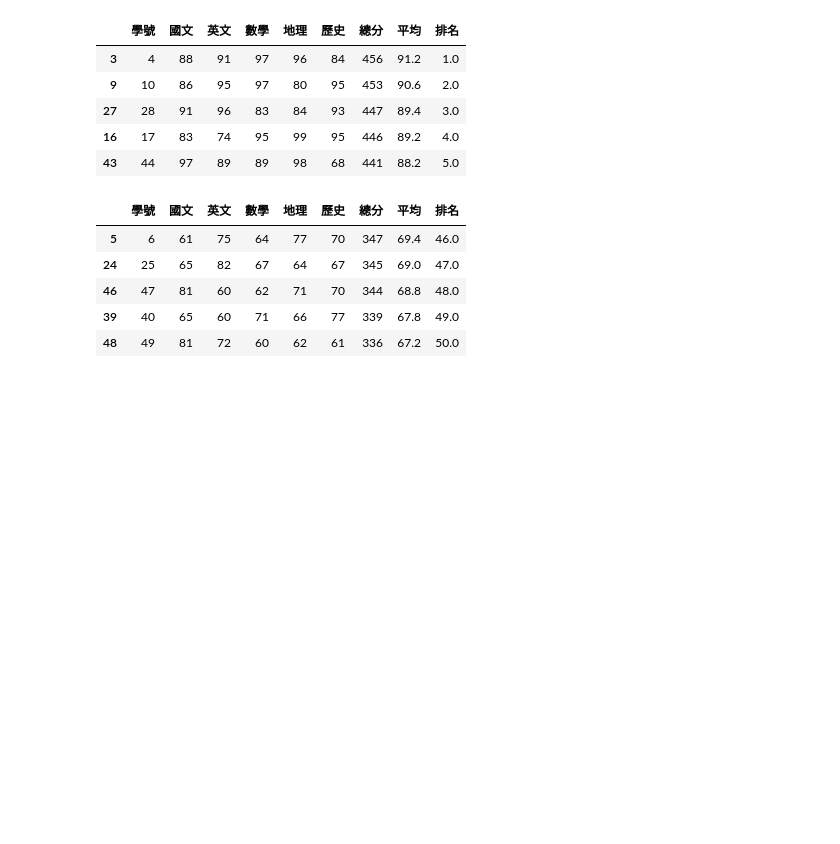
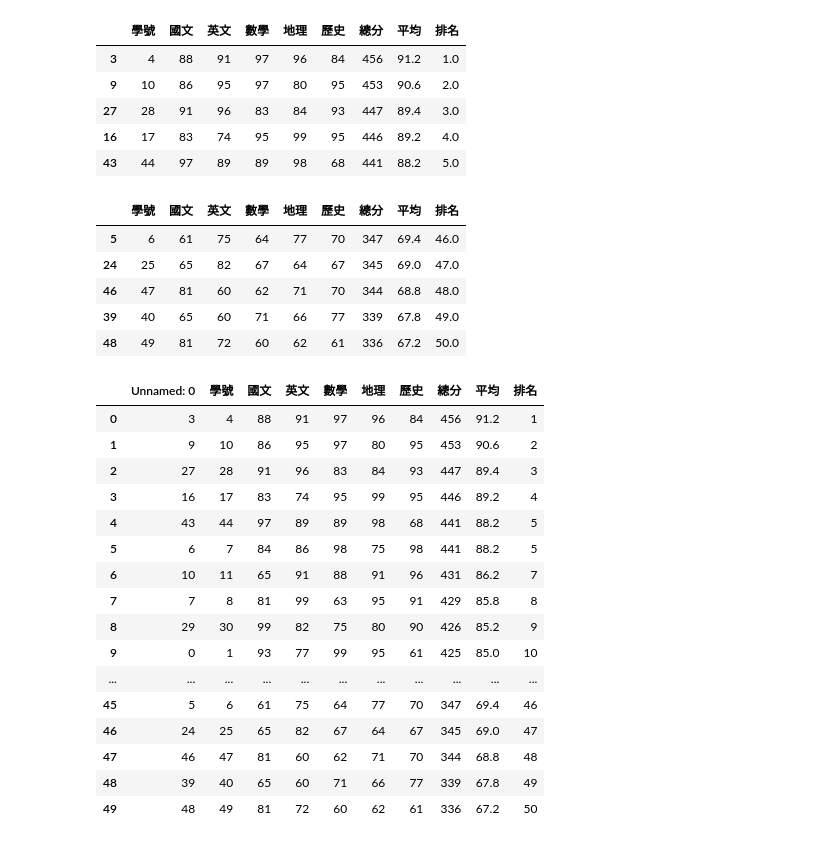
Before and after one commit to spinomics/2023_0723_am, a Jupyter notebook: lesson 19_2.ipynb, the cells around one changed output. Drawn from its saved outputs; the diff is of its cells as text; code cells hidden in the pictures; blank space fills up the shorter version.

```diff
--- a/lesson 19_2.ipynb
+++ b/lesson 19_2.ipynb
@@ -144,3 +144,24 @@ display(df2.iloc[-5:])
 | 48 | 49 | 81 | 72 | 60 | 62 | 61 | 336 | 67.2 | 50.0 |
 # %%
 df2.to_excel("學生第一學期分數.xlsx")
+# %%
+import pandas as pd
+pd.read_excel('學生第一學期分數.xlsx')
+# %% [output]
+|  | Unnamed: 0 | 學號 | 國文 | 英文 | 數學 | 地理 | 歷史 | 總分 | 平均 | 排名 |
+| 0 | 3 | 4 | 88 | 91 | 97 | 96 | 84 | 456 | 91.2 | 1 |
+| 1 | 9 | 10 | 86 | 95 | 97 | 80 | 95 | 453 | 90.6 | 2 |
+| 2 | 27 | 28 | 91 | 96 | 83 | 84 | 93 | 447 | 89.4 | 3 |
+| 3 | 16 | 17 | 83 | 74 | 95 | 99 | 95 | 446 | 89.2 | 4 |
+| 4 | 43 | 44 | 97 | 89 | 89 | 98 | 68 | 441 | 88.2 | 5 |
+| 5 | 6 | 7 | 84 | 86 | 98 | 75 | 98 | 441 | 88.2 | 5 |
+| 6 | 10 | 11 | 65 | 91 | 88 | 91 | 96 | 431 | 86.2 | 7 |
+| 7 | 7 | 8 | 81 | 99 | 63 | 95 | 91 | 429 | 85.8 | 8 |
+| 8 | 29 | 30 | 99 | 82 | 75 | 80 | 90 | 426 | 85.2 | 9 |
+| 9 | 0 | 1 | 93 | 77 | 99 | 95 | 61 | 425 | 85.0 | 10 |
+| ... | ... | ... | ... | ... | ... | ... | ... | ... | ... | ... |
+| 45 | 5 | 6 | 61 | 75 | 64 | 77 | 70 | 347 | 69.4 | 46 |
+| 46 | 24 | 25 | 65 | 82 | 67 | 64 | 67 | 345 | 69.0 | 47 |
+| 47 | 46 | 47 | 81 | 60 | 62 | 71 | 70 | 344 | 68.8 | 48 |
+| 48 | 39 | 40 | 65 | 60 | 71 | 66 | 77 | 339 | 67.8 | 49 |
+| 49 | 48 | 49 | 81 | 72 | 60 | 62 | 61 | 336 | 67.2 | 50 |
```
